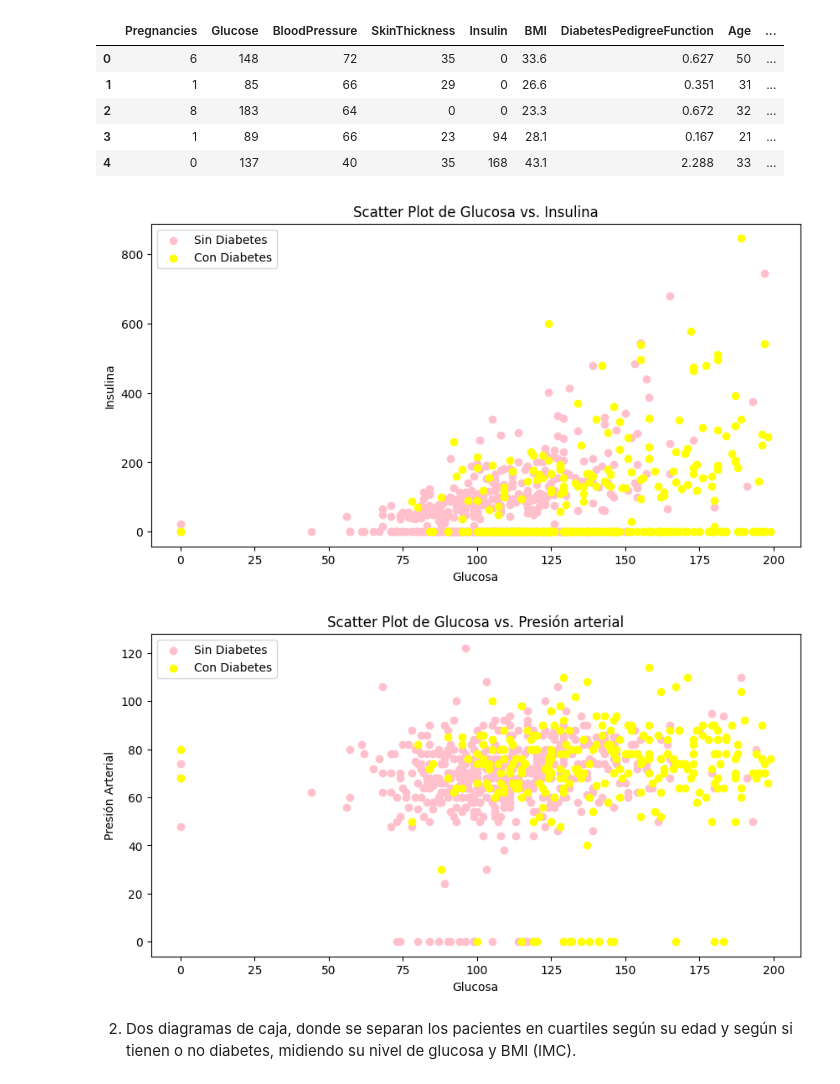
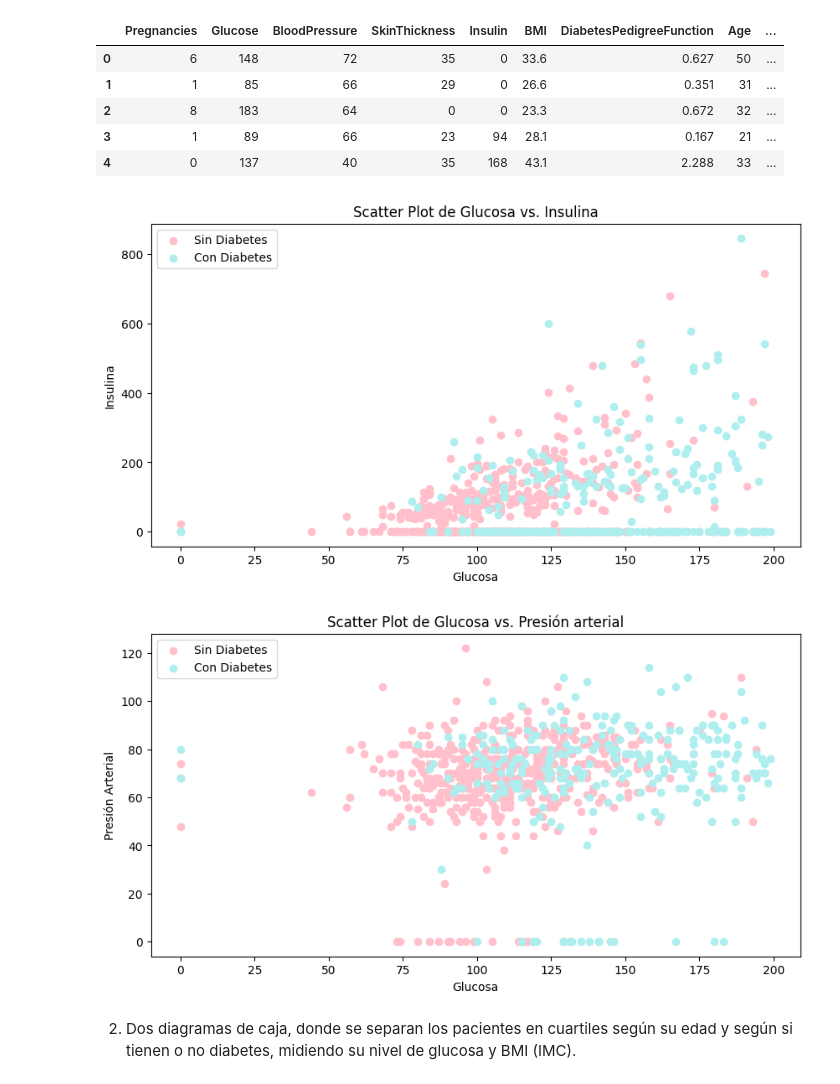
Before and after one commit to Carolinsrainbow/UC_VisualizacionDeDatos, a Jupyter notebook: VDD_Diabetes_Carolina_Herrera_Azolas.ipynb, the cells around one changed output. Saved outputs shown, nothing was run; the diff lists cells and outputs as text; code cells hidden in the pictures.

```diff
--- a/VDD_Diabetes_Carolina_Herrera_Azolas.ipynb
+++ b/VDD_Diabetes_Carolina_Herrera_Azolas.ipynb
@@ -37,7 +37,7 @@ plt.figure(figsize=(10, 5))
 
 # Indicamos que datos necesitamos de los dos grupos para hacer el gráfico (Glucosa e insulina)
 plt.scatter(sinDiabetes['Glucose'], sinDiabetes['Insulin'], color='pink', label='Sin Diabetes')
-plt.scatter(conDiabetes['Glucose'], conDiabetes['Insulin'], color='yellow', label='Con Diabetes')
+plt.scatter(conDiabetes['Glucose'], conDiabetes['Insulin'], color='paleturquoise', label='Con Diabetes')
 
 # Añadimos los textos al gráfico
 plt.title('Scatter Plot de Glucosa vs. Insulina')
@@ -48,27 +48,27 @@ plt.legend()
 # Exponemos
 plt.show()
 # %% [output]
-[figure, old version]
+[figure, new version]
 # %%
 # # Creamos Gráfico Scatter Plot de Glucosa y Presión Arterial
 
 #Definimos dimensiones del gráfico
 plt.figure(figsize=(10, 5))
 
 # Indicamos que datos necesitamos de los dos grupos para hacer el gráfico (Glucosa y Presión arterial)
 
 plt.scatter(sinDiabetes['Glucose'], sinDiabetes['BloodPressure'], color='pink', label='Sin Diabetes')
-plt.scatter(Diabetes['Glucose'], Diabetes['BloodPressure'], color='yellow', label='Con Diabetes')
+plt.scatter(Diabetes['Glucose'], Diabetes['BloodPressure'], color='paleturquoise', label='Con Diabetes')
 
 # Añadimos los textos al gráfico
 plt.title('Scatter Plot de Glucosa vs. Presión arterial')
 plt.xlabel('Glucosa')
 plt.ylabel('Presión Arterial')
 plt.legend()
 
 # Exponemos
 plt.show()
 # %% [output]
-[figure, old version]
+[figure, new version]
 # %% [markdown]
 2. Dos diagramas de caja, donde se separan los pacientes en cuartiles según su edad y según si tienen o no diabetes, midiendo su nivel de glucosa y BMI (IMC).
```
Also changed, not shown: parts of 5 cells of this notebook.
